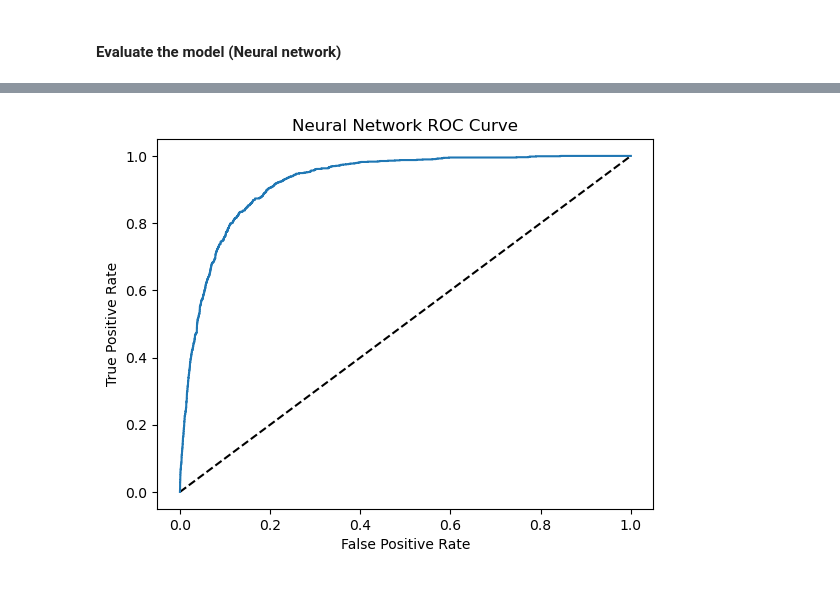
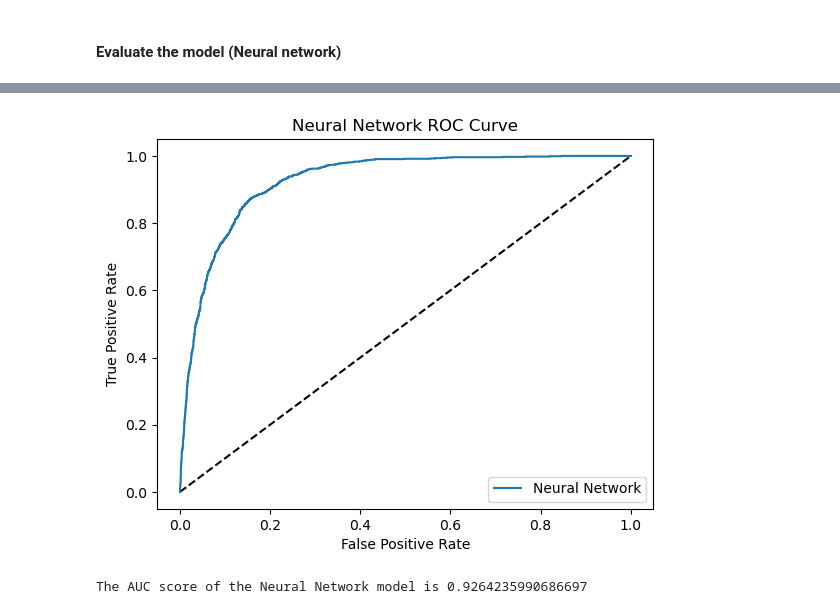
Before and after one commit to ChirathSetunge/Predicting_Term_Deposit_Subscription, a Jupyter notebook: notebooks/Predict Term Deposit Subscription.ipynb, the cells around one changed output, grey strips where cells are left out. Drawn from its saved outputs; the diff is of its cells as text; code cells hidden in the pictures.

```diff
--- a/notebooks/Predict Term Deposit Subscription.ipynb
+++ b/notebooks/Predict Term Deposit Subscription.ipynb
@@ -363,17 +431,16 @@ The shape of the test dataset is (9043, 40)
 # %%
 # build the Raaandom Forest model
-
 from sklearn.ensemble import RandomForestClassifier
 from sklearn.metrics import accuracy_score, confusion_matrix, classification_report
 
-RandomFroestModel = RandomForestClassifier(random_state=42, n_estimators=100, max_depth=10)
+RandomFroestModel = RandomForestClassifier(random_state=42, n_estimators=300, max_depth=30, class_weight='balanced_subsample', min_samples_split=5)
 RandomFroestModel.fit(X_train, y_train)
 
-y_pred = RandomFroestModel.predict(X_test)
+y_predRF = RandomFroestModel.predict(X_test)
 
-print("The accuracy of the Random Forest model is", accuracy_score(y_test, y_pred))
+print("The accuracy of the Random Forest model is", accuracy_score(y_test, y_predRF))
 print("The confusion matrix of the Random Forest model is")
-print(confusion_matrix(y_test, y_pred))
+print(confusion_matrix(y_test, y_predRF))
 print("The classification report of the Random Forest model is")
-print(classification_report(y_test, y_pred))
+print(classification_report(y_test, y_predRF))
 # %% [output]
@@ -424,24 +496,24 @@ from tensorflow import keras
 from tensorflow.keras import layers
 from tensorflow.keras.callbacks import EarlyStopping
 
-model = keras.Sequential([
-    layers.Dense(64, activation='relu', input_shape=[X_train.shape[1]]),
-    layers.Dense(32, activation='relu'),
+nn_model = keras.Sequential([
+    layers.Dense(100, activation='relu', input_shape=[X_train.shape[1]]),
+    layers.Dense(50, activation='relu'),
     layers.Dense(1, activation='sigmoid')
 ])
 
-model.compile(optimizer='adam', loss='binary_crossentropy', metrics=['accuracy'])
+nn_model.compile(optimizer='adam', loss='binary_crossentropy', metrics=['accuracy'])
 
 early_stopping = EarlyStopping(monitor='val_loss', patience=5, restore_best_weights=True)
-model.fit(X_train, y_train, epochs=50, batch_size=32, validation_split=0.2, callbacks=[early_stopping])
+nn_model.fit(X_train, y_train, epochs=50, batch_size=10, validation_split=0.2, callbacks=[early_stopping])
 
-y_pred = model.predict(X_test)
-y_pred = [1 if x > 0.5 else 0 for x in y_pred]
+y_predNN = nn_model.predict(X_test)
+y_predNN = [1 if x > 0.5 else 0 for x in y_predNN]
 
-print("The accuracy of the Neural Network model is", accuracy_score(y_test, y_pred))
+print("The accuracy of the Neural Network model is", accuracy_score(y_test, y_predNN))
 print("The confusion matrix of the Neural Network model is")
-print(confusion_matrix(y_test, y_pred))
+print(confusion_matrix(y_test, y_predNN))
 print("The classification report of the Neural Network model is")
-print(classification_report(y_test, y_pred))
+print(classification_report(y_test, y_predNN))
 # %% [output]
 Epoch 1/50
@@ -466,13 +538,17 @@ weighted avg       0.90      0.91      0.90      9043
 #### Evaluate the model (Neural network)
 # %%
 # evaluate the model using the ROC curve
-y_pred_prob = model.predict(X_test)
-fpr, tpr, thresholds = roc_curve(y_test, y_pred_prob)
+y_pred_probNN = nn_model.predict(X_test)
+fpr, tpr, thresholds = roc_curve(y_test, y_pred_probNN)
 
 plt.plot([0, 1], [0, 1], 'k--')
 plt.plot(fpr, tpr, label='Neural Network')
 plt.xlabel('False Positive Rate')
 plt.ylabel('True Positive Rate')
 plt.title('Neural Network ROC Curve')
+plt.legend()
 plt.show()
+
+# calculate the AUC score
+print("The AUC score of the Neural Network model is", roc_auc_score(y_test, y_pred_probNN))
 # %% [output]
@@ -480 +556,2 @@ plt.show()
-[figure, old version]
+[figure, new version]
+The AUC score of the Neural Network model is 0.9264235990686697
```
Also changed, not shown: parts of 22 cells of this notebook.
